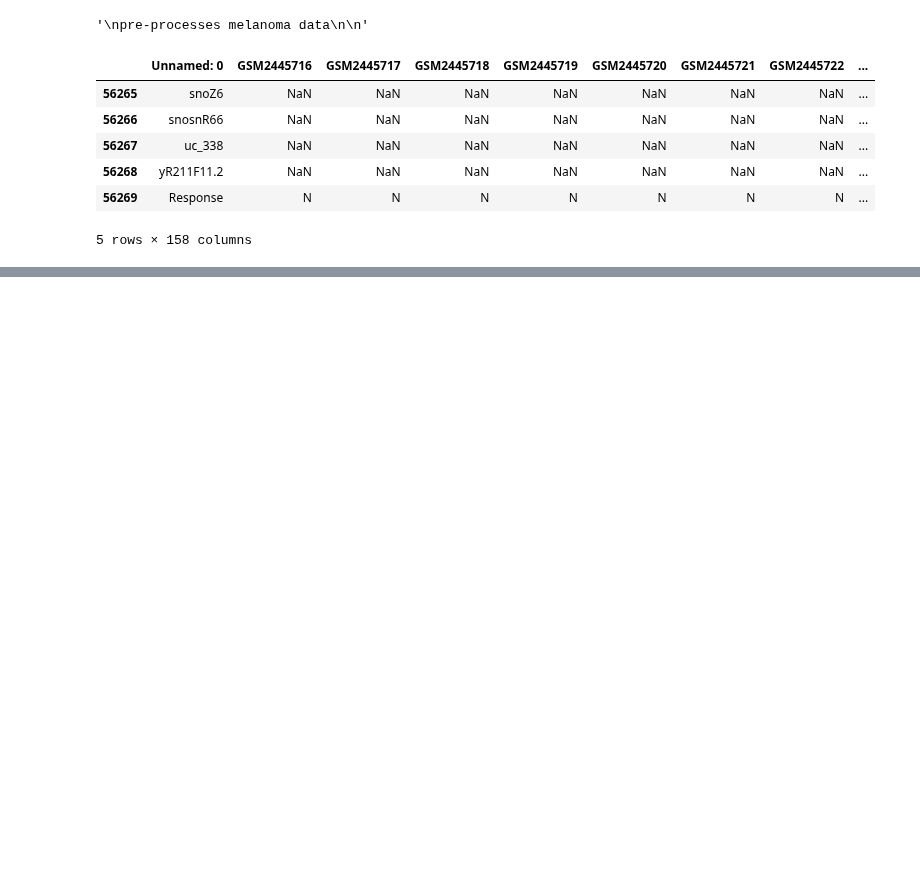
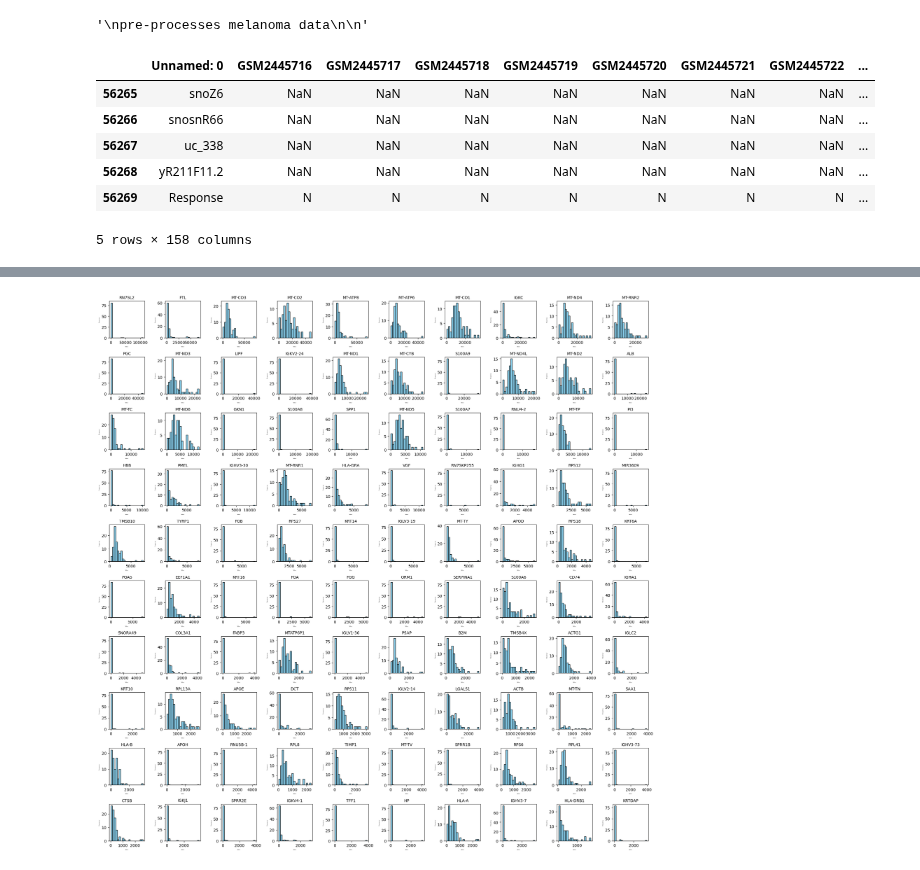
Before and after one commit to evzhng/LMP1210_2024, a Jupyter notebook: scripts/preprocess_v2.ipynb, the cells around one changed output, grey strips where cells are left out. Cells and saved outputs as stored; diff of their text form; code cells hidden in the pictures; blank space fills up the shorter version.

```diff
--- a/scripts/preprocess_v2.ipynb
+++ b/scripts/preprocess_v2.ipynb
@@ -65,0 +152,22 @@ print(clean_data.shape)
+# %%
+fig, axs = plt.subplots(10, 10, figsize=(20, 20))
+
+axs = axs.flatten()
+
+
+for i, gene in enumerate(top_100_var.index):
+
+    gene_data = clean_data_numeric[gene]
+
+    axs[i].hist(gene_data, bins=20, color='skyblue', edgecolor='black')
+
+    axs[i].set_title(f'{gene}', fontsize=10)
+    axs[i].set_xlabel('Value', fontsize=3)
+    axs[i].set_ylabel('Frequency', fontsize=3)
+
+
+plt.tight_layout()
+
+plt.show()
+# %% [output]
+[figure, added]
```
Also changed, not shown: parts of 16 cells of this notebook, 4 other files.
